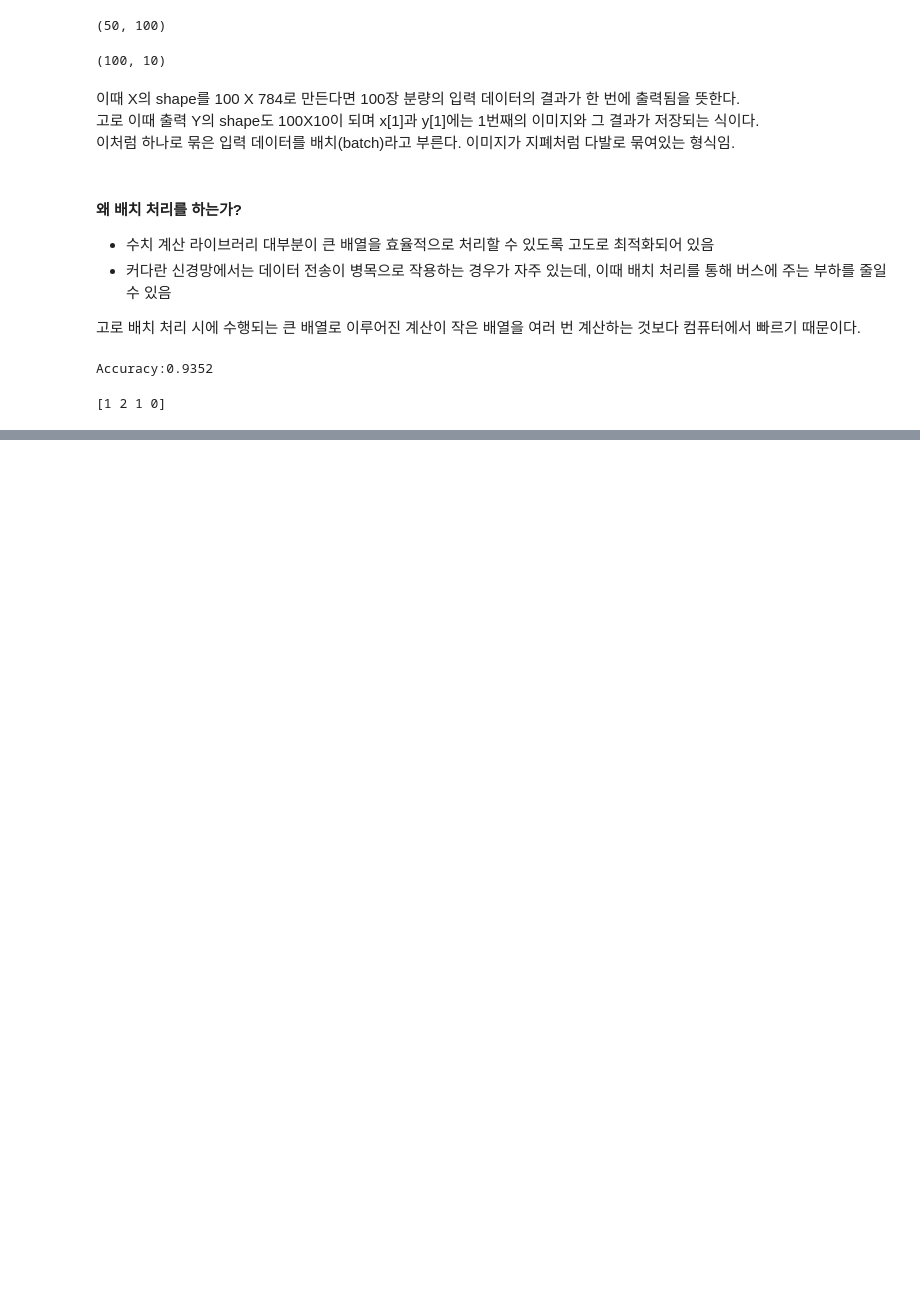
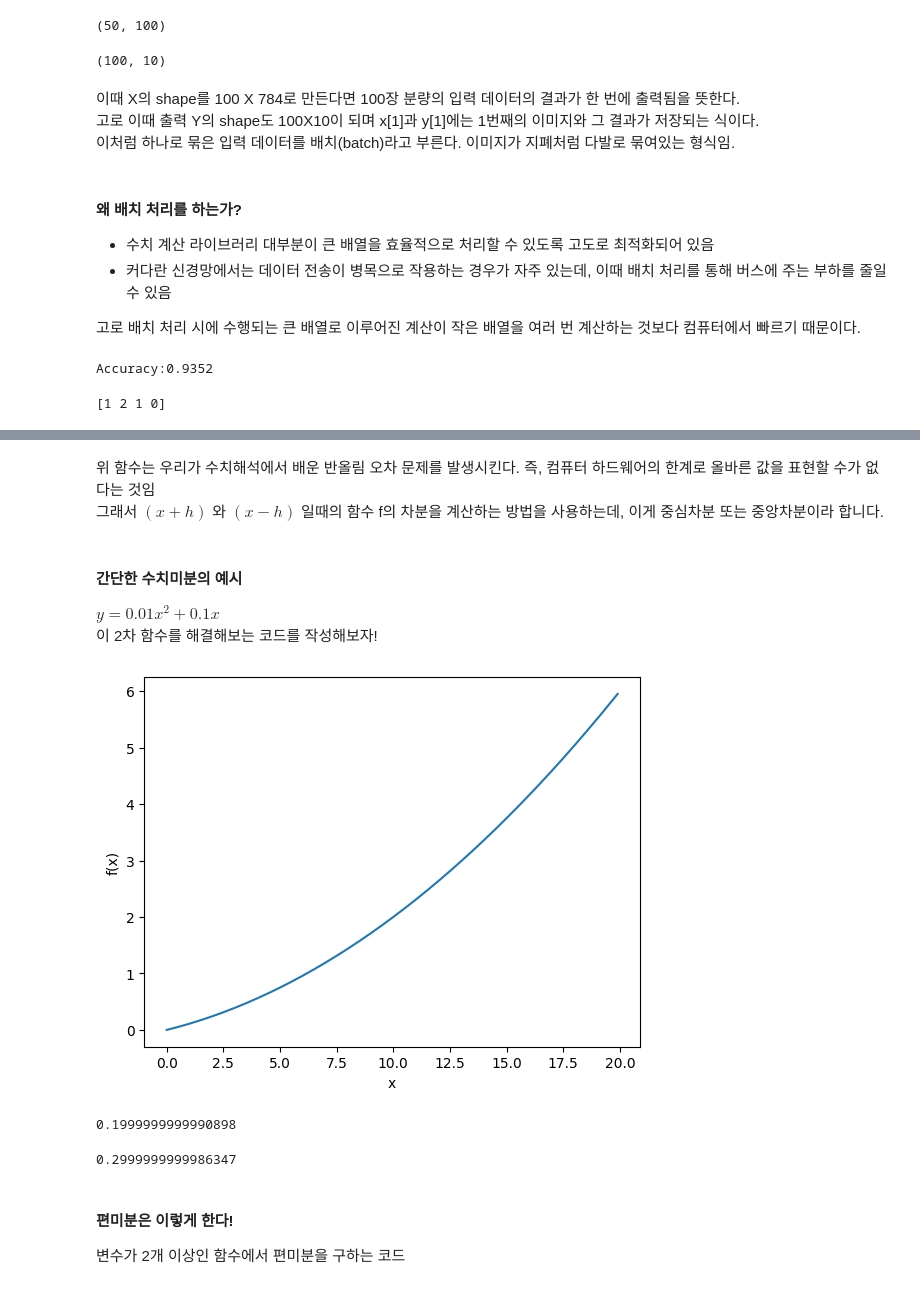
Before and after one commit to DelosIndustry/My-Deep-Learning-from-Scratch, a Jupyter notebook: DLfromScratch_no1.ipynb, the cells around one changed output, grey strips where cells are left out. Cells and saved outputs as stored; diff of their text form; code cells hidden in the pictures; blank space fills up the shorter version.

```diff
--- a/DLfromScratch_no1.ipynb
+++ b/DLfromScratch_no1.ipynb
@@ -538,0 +642,3 @@ print(y)
+# %% [markdown]
+위 함수는 우리가 수치해석에서 배운 반올림 오차 문제를 발생시킨다. 즉, 컴퓨터 하드웨어의 한계로 올바른 값을 표현할 수가 없다는 것임
+그래서 $(x + h)$ 와 $(x - h)$ 일때의 함수 f의 차분을 계산하는 방법을 사용하는데, 이게 중심차분 또는 중앙차분이라 합니다.
@@ -538,0 +649,30 @@ print(y)
+# %% [markdown]
+#### 간단한 수치미분의 예시
+$y=0.01x^{2}+0.1x$
+이 2차 함수를 해결해보는 코드를 작성해보자!
+# %%
+def func1(x):
+    return 0.01*x**2 + 0.1*x
+# %%
+import numpy as np
+import matplotlib.pylab as plt
+
+x = np.arange(0.0, 20.0, 0.1)
+y = func1(x)
+plt.xlabel('x')
+plt.ylabel('f(x)')
+plt.plot(x, y)
+plt.show()
+# %% [output]
+[figure, added]
+# %%
+numerical_diff(func1, 5)
+# %% [output]
+0.1999999999990898
+# %%
+numerical_diff(func1, 10)
+# %% [output]
+0.2999999999986347
+# %% [markdown]
+#### 편미분은 이렇게 한다!
+변수가 2개 이상인 함수에서 편미분을 구하는 코드
```
Also changed, not shown: parts of 21 cells of this notebook.
